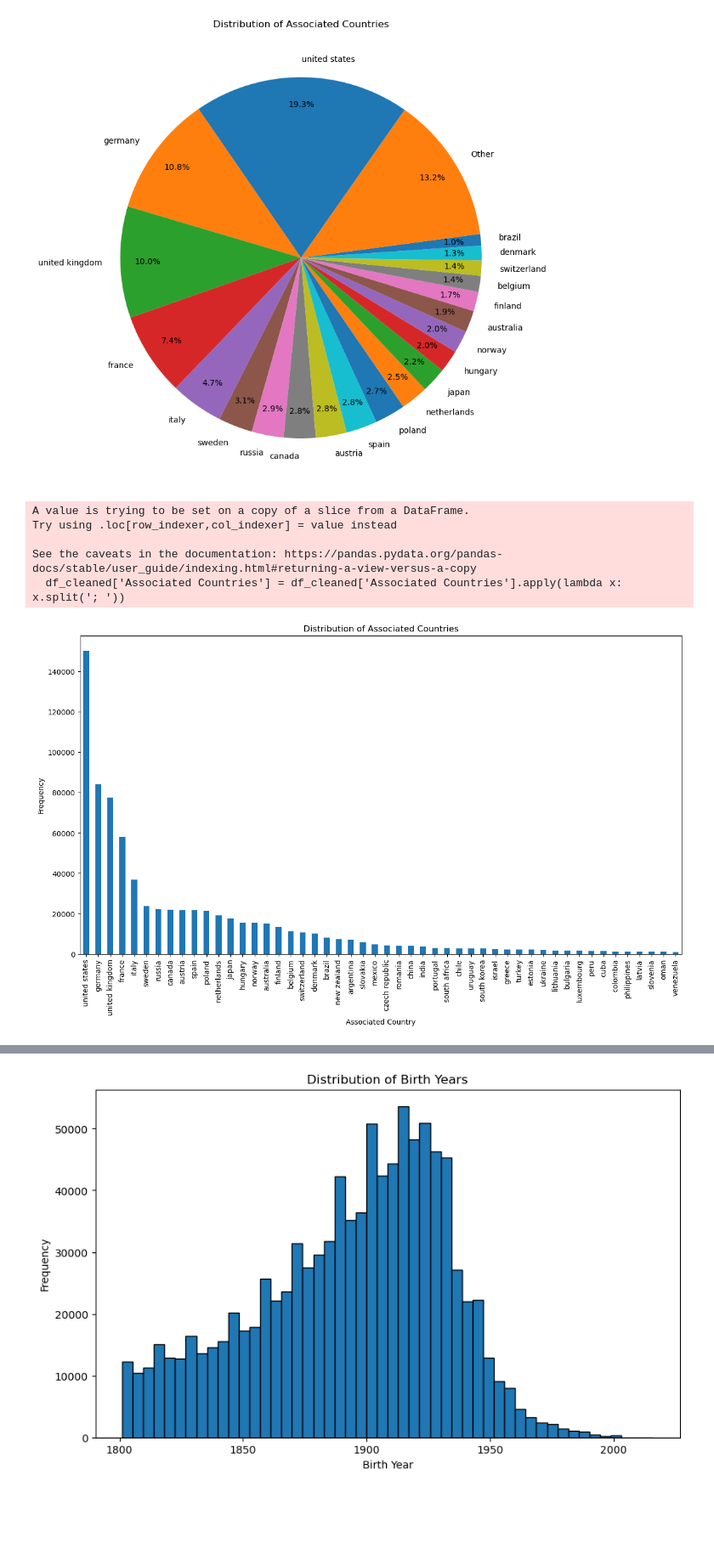
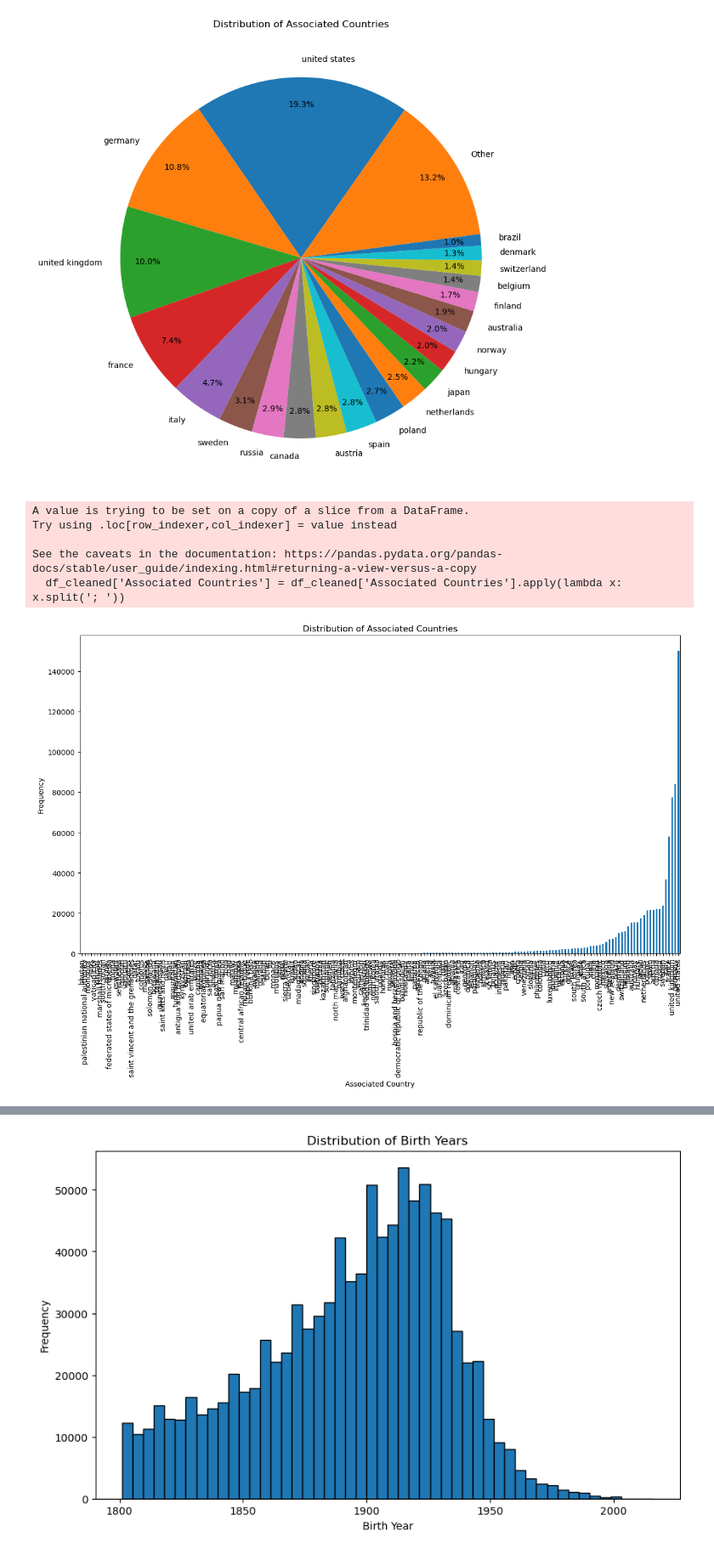
Before and after one commit to JamesHudsonn/3804ICT-Age-Analysis, a Jupyter notebook: age_investigation.ipynb, the cells around one changed output, grey strips where cells are left out. Shown at 85% size. Drawn from its saved outputs; the diff is of its cells as text; code cells hidden in the pictures; blank space fills up the shorter version.

```diff
--- a/age_investigation.ipynb
+++ b/age_investigation.ipynb
@@ -342,7 +340,7 @@ associated_countries_lifeEx_info
 Data entries with birth dates prior to the 1800 are to be discarded as reliable record keeping practices were not in place. Bias to the recording of successful, famous or wealthy individuals lives introduces an unacceptable amount of noise to the data. The lives of the exceptional do not represent the general population.
 # %%
 # Drop columns that are not needed
-df.drop(['Short description', 'Country', 'Associated Country Coordinates (Lat/Lon)', 'Id'], axis=1, inplace=True)
+df.drop(['Short description', 'Country', 'Associated Country Coordinates (Lat/Lon)'], axis=1, inplace=True)
 # Drop entries which have a Birth year prior to 1800
 df = df[df['Birth year'] > 1800]
 # %% [markdown]
@@ -447,6 +453,7 @@ df.drop_duplicates(subset=['Name', 'Birth year', 'Death year'], keep='first', in
 # Drop duplicate entries based on 'Name', 'Birth year', and 'Death year', keeping only the first occurrence
 df.drop_duplicates(subset=['Name', 'Birth year', 'Death year'], keep='first', inplace=True)
 # Drop duplicate entries based on 'Id'
+df.drop_duplicates(subset=["Id"], inplace=True)
 print("Dataframe duplicates: ", df.duplicated().sum())
 
 for column in df:
@@ -455,6 +462,6 @@ for column in df:
 # Find duplicate names
 duplicate_names = df[df.duplicated(subset=['Name'], keep=False)]
 duplicate_names_list = duplicate_names['Name'].unique().tolist()
-print(f'{len(duplicate_names_list)} total duplicate names')
+print(duplicate_names_list)
 # %% [output]
 Dataframe duplicates:  0
@@ -550,0 +509,12 @@ Name: Associated Countries, dtype: object
+# %%
+# Standardise seperators
+df['Occupation'] = df['Occupation'].str.replace(', ', '; ')
+df['Occupation'] = df['Occupation'].str.replace(': ', '; ')
+df['Gender'] = df['Gender'].str.replace(', ', '; ')
+df['Associated Countries'] = df['Associated Countries'].str.replace(', ', '; ')
+df['Associated Countries'] = df['Associated Countries'].str.replace(': ', '; ')
+df['Associated Countries'] = df['Associated Countries'].str.replace(r'[\[\]]', '', regex=True)
+df['Associated Countries'] = df['Associated Countries'].str.replace('\'', '', regex=True)
+print(df['Occupation'].head(15))
+print(df['Associated Countries'].head(15))
+df.head()
@@ -761,30 +730,30 @@ See the caveats in the documentation: https://pandas.pydata.org/pandas-docs/stab
 # %%
 df_cleaned = df.dropna(subset=['Associated Countries'])
 
 # Split the 'Associated Countries' column into lists
 df_cleaned['Associated Countries'] = df_cleaned['Associated Countries'].apply(lambda x: x.split('; '))
 
 # Explode the DataFrame based on the split 'Associated Countries' lists
 exploded_df = df_cleaned.explode('Associated Countries')
 
 # Calculate the frequency of each associated country
 country_counts = exploded_df['Associated Countries'].value_counts()
 
 # Plotting
 plt.figure(figsize=(15, 8))
-country_counts.sort_values(ascending=False).head(50).plot(kind='bar')
+country_counts.sort_values().plot(kind='bar')
 plt.title("Distribution of Associated Countries")
 plt.xlabel("Associated Country")
 plt.ylabel("Frequency")
 plt.xticks(rotation=90)
 plt.show()
 # %% [output]
 A value is trying to be set on a copy of a slice from a DataFrame.
 Try using .loc[row_indexer,col_indexer] = value instead
 
 See the caveats in the documentation: https://pandas.pydata.org/pandas-docs/stable/user_guide/indexing.html#returning-a-view-versus-a-copy
   df_cleaned['Associated Countries'] = df_cleaned['Associated Countries'].apply(lambda x: x.split('; '))
-[figure, old version]
+[figure, new version]
 # %%
 df.head()
 # %% [output]
```
Also changed, not shown: parts of 32 cells of this notebook, 2 other files.
